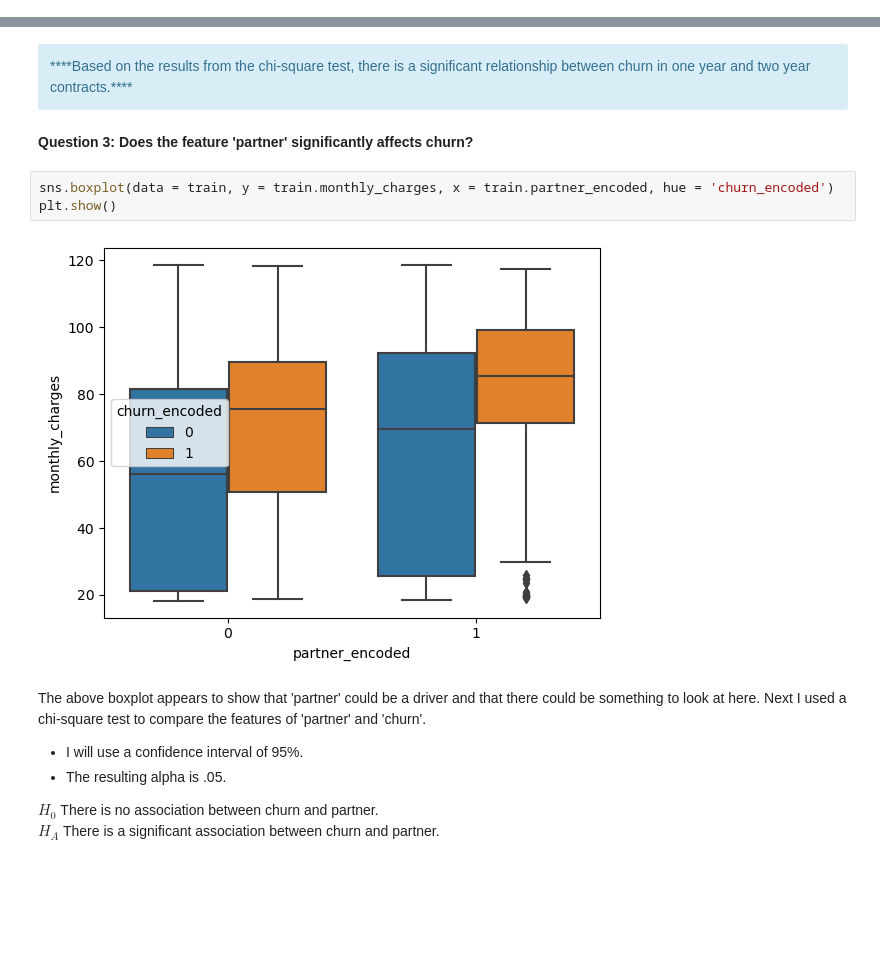
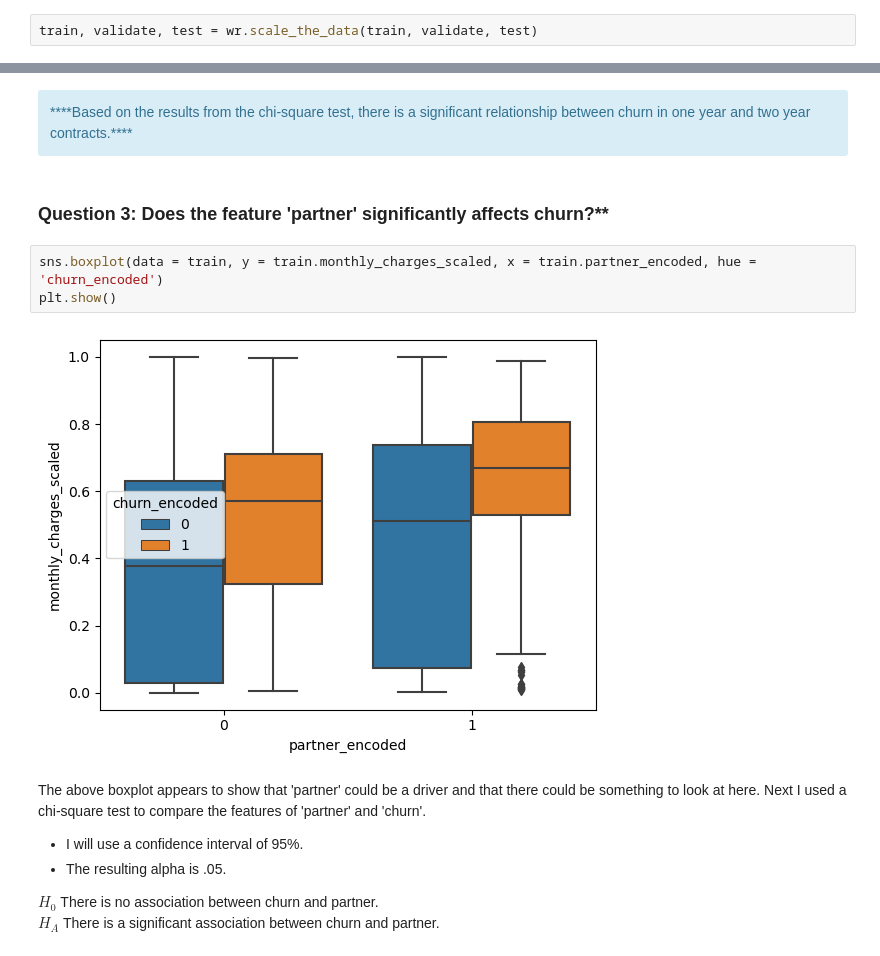
Before and after one commit to Saul-Gonzalez3/Classification_Project, a Jupyter notebook: Final_Report.ipynb, the cells around one changed output, grey strips where cells are left out. Drawn from its saved outputs; the diff is of its cells as text; blank space fills up the shorter version.

```diff
--- a/Final_Report.ipynb
+++ b/Final_Report.ipynb
@@ -97,6 +97,8 @@ train.head(3)
 | 1915 | 0 | 71 | 85.45 | 6028.95 | 0 | 0 | ... |
 | 5054 | 0 | 35 | 25.75 | 882.55 | 1 | 1 | ... |
 3 rows × 36 columns
+# %%
+train, validate, test = wr.scale_the_data(train, validate, test)
 # %%
 train.columns
 # %% [output]
@@ -184,12 +185,12 @@ We reject H₀:There is no association between one year and two year contracts a
 <div class="alert alert-info" role="alert">
 ****Based on the results from the chi-square test, there is a significant relationship between churn in one year and two year contracts.****
 # %% [markdown]
-**Question 3: Does the feature 'partner' significantly affects churn?**
+<h3><b>Question 3: Does the feature 'partner' significantly affects churn?**
 # %%
-sns.boxplot(data = train, y = train.monthly_charges, x = train.partner_encoded, hue = 'churn_encoded')
+sns.boxplot(data = train, y = train.monthly_charges_scaled, x = train.partner_encoded, hue = 'churn_encoded')
 plt.show()
 # %% [output]
-[figure, old version]
+[figure, new version]
 # %% [markdown]
 The above boxplot appears to show that 'partner' could be a driver and that  there could be something to look at here.
 Next I used a chi-square test to compare the features of 'partner' and 'churn'.
```
Also changed, not shown: parts of 32 cells of this notebook, 3 other files.
